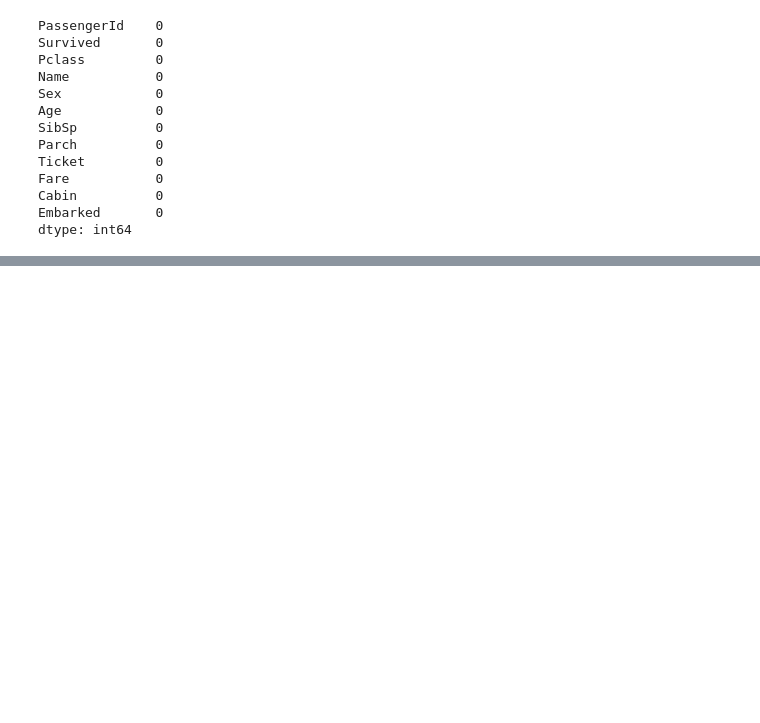
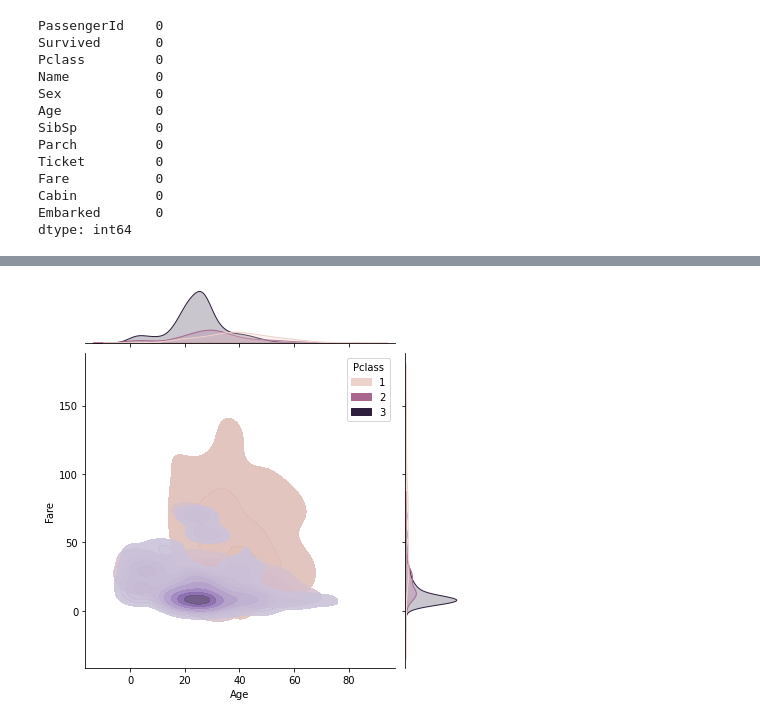
Before and after one commit to iRahulPandey/medium-articles, a Jupyter notebook: 00_EDA/Exploratory_Data_Analysis.ipynb, the cells around one changed output, grey strips where cells are left out. Saved outputs shown, nothing was run; the diff lists cells and outputs as text; code cells hidden in the pictures; blank space fills up the shorter version.

```diff
--- a/00_EDA/Exploratory_Data_Analysis.ipynb
+++ b/00_EDA/Exploratory_Data_Analysis.ipynb
@@ -203,0 +502,5 @@ dtype: int64
+# %%
+#Let's check the age distribution in class
+sns.jointplot(x='Age', y='Fare', hue='Pclass', data=df_manipulated[df_manipulated.Fare<150], kind='kde',fill=True, joint_kws={'alpha': 0.9});
+# %% [output]
+[figure, added]
```
Also changed, not shown: parts of 61 cells of this notebook, 1 other file.
